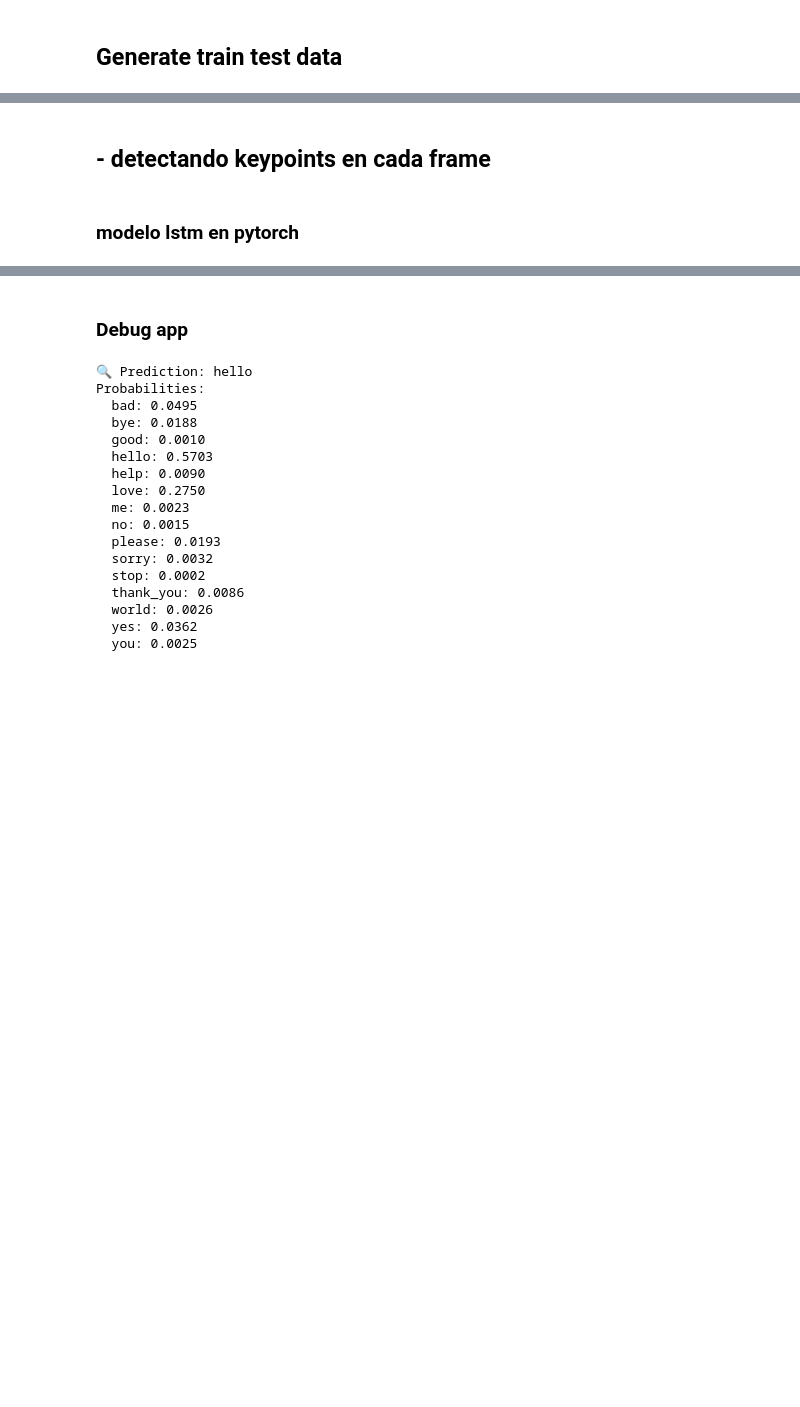
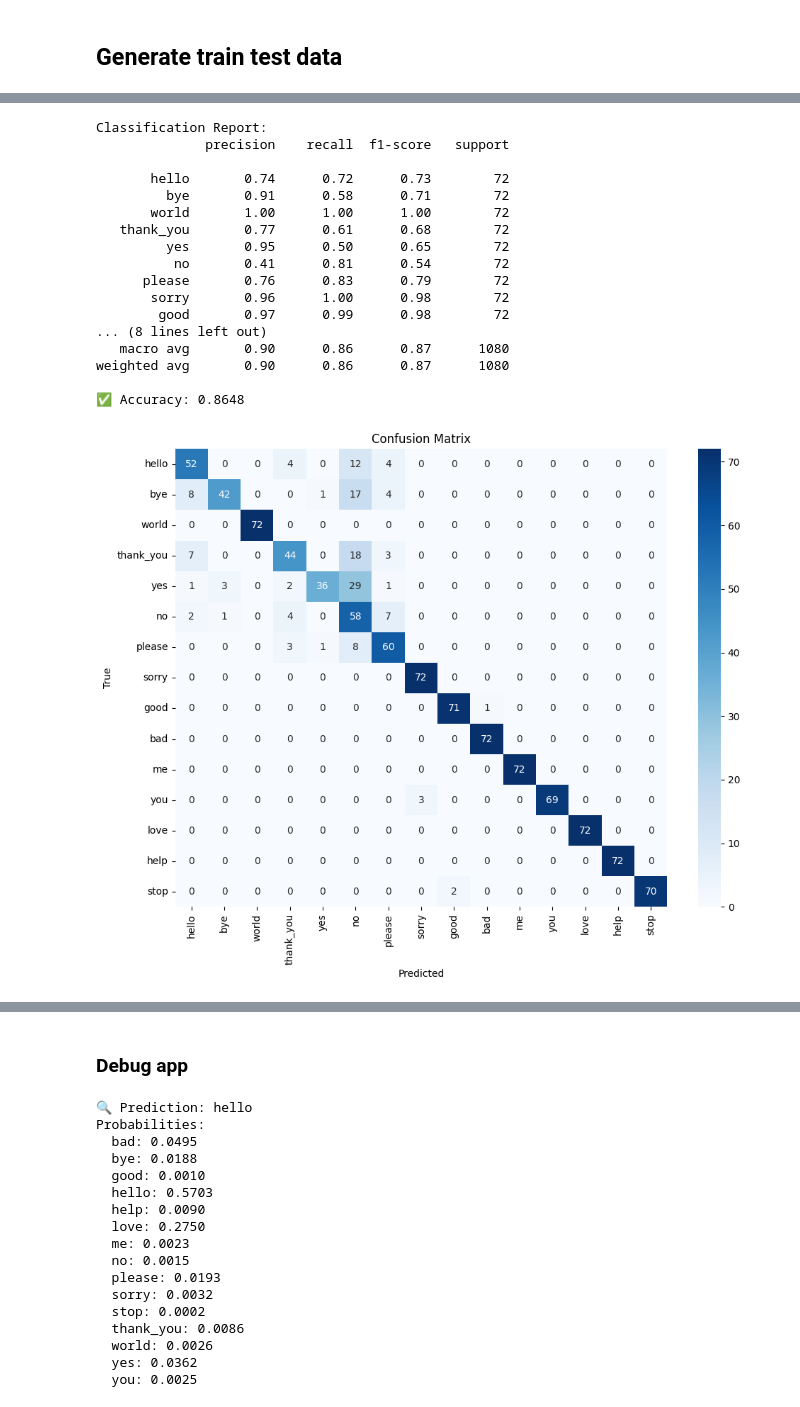
Before and after one commit to Beellee/asl-gesture-recognition, a Jupyter notebook: code/train_model.ipynb, the cells around one changed output, grey strips where cells are left out. Saved outputs shown, nothing was run; the diff lists cells and outputs as text; code cells hidden in the pictures; blank space fills up the shorter version.

```diff
--- a/code/train_model.ipynb
+++ b/code/train_model.ipynb
@@ -351,0 +802,9 @@ generate_augmented_dataset(
+# %%
+DATA_FOLDER = '../data/keypoints_fixed'
+signs = ['hello', 'bye', 'world', 'thank_you', 'yes', 'no', 'please', 'sorry', 'good', 'bad', 'me', 'you', 'love', 'help', 'stop']
+
+# cargamos todo el dataset en un dict
+data = load_dataset(DATA_FOLDER, signs)
+# Comprueba cuántas secuencias por signo:
+for s in signs:
+    print(f"{s:12s}: {len(data[s])} secuencias")
@@ -434,10 +884,0 @@ Classes: ['bad' 'bye' 'good' 'hello' 'help' 'love' 'me' 'no' 'please' 'sorry'
-# %%
-# guardamos label_encoder para implementarlo en la app
-with open("../app/label_encoder.pkl", "wb") as f:
-    pickle.dump(label_encoder, f)
-# %%
-# guardamos keypoint normalization parameters para app
-scaler = {"mean": X_mean, "std": X_std}
-
-with open("../app/scaler.pkl", "wb") as f:
-    pickle.dump(scaler, f)
@@ -518,37 +1147,57 @@ early_stopping = EarlyStopping(patience=5, mode='max', path='best_model.pt')
 # %%
-# evaluación
-def eval(model, device):
-    # Recoger predicciones y etiquetas verdaderas
+def evaluate_model(model, data_loader, device, class_names):
     model.eval()
     all_preds = []
     all_labels = []
 
     with torch.no_grad():
-        for batch_x, batch_y in val_loader:
-            batch_x, batch_y = batch_x.to(device), batch_y.to(device)
-            outputs = model(batch_x)
-            _, predicted = torch.max(outputs, 1)
-            all_preds.extend(predicted.cpu().numpy())
-            all_labels.extend(batch_y.cpu().numpy())
+        for seqs, lengths, labels in data_loader:
+            seqs    = seqs.to(device)
+            lengths = lengths.to(device)
+            labels  = labels.to(device)
 
-    # Mostrar métricas
+            outputs = model(seqs, lengths)
+            preds   = outputs.argmax(dim=1)
+
+            all_preds.extend(preds.cpu().numpy())
+            all_labels.extend(labels.cpu().numpy())
+
+    # Ahora pasamos class_names (una lista de strings)
     print("\nClassification Report:")
-    print(classification_report(all_labels, all_preds, target_names=label_encoder.classes_))
+    print(classification_report(all_labels, all_preds, target_names=class_names))
 
-    print("✅ Accuracy:", accuracy_score(all_labels, all_preds))
+    acc = accuracy_score(all_labels, all_preds)
+    print(f"✅ Accuracy: {acc:.4f}")
 
-    # Matriz de confusión
     cm = confusion_matrix(all_labels, all_preds)
-    plt.figure(figsize=(8, 6))
+    plt.figure(figsize=(10, 8))
     sns.heatmap(cm, annot=True, fmt="d", cmap="Blues",
-                xticklabels=label_encoder.classes_,
-                yticklabels=label_encoder.classes_)
+                xticklabels=class_names,
+                yticklabels=class_names)
     plt.xlabel("Predicted")
     plt.ylabel("True")
     plt.title("Confusion Matrix")
     plt.tight_layout()
     plt.show()
+
+
+evaluate_model(model, val_loader, device, signs)
+# %% [output]
+Classification Report:
+              precision    recall  f1-score   support
+
+       hello       0.74      0.72      0.73        72
+         bye       0.91      0.58      0.71        72
+       world       1.00      1.00      1.00        72
+   thank_you       0.77      0.61      0.68        72
+         yes       0.95      0.50      0.65        72
+          no       0.41      0.81      0.54        72
+      please       0.76      0.83      0.79        72
+       sorry       0.96      1.00      0.98        72
+        good       0.97      0.99      0.98        72
+... (8 lines left out)
+   macro avg       0.90      0.86      0.87      1080
+weighted avg       0.90      0.86      0.87      1080
+
+✅ Accuracy: 0.8648
+[figure, added]
-# %% [markdown]
-## - detectando keypoints en cada frame
-# %% [markdown]
-### modelo lstm en pytorch
```
Also changed, not shown: parts of 60 cells of this notebook.
